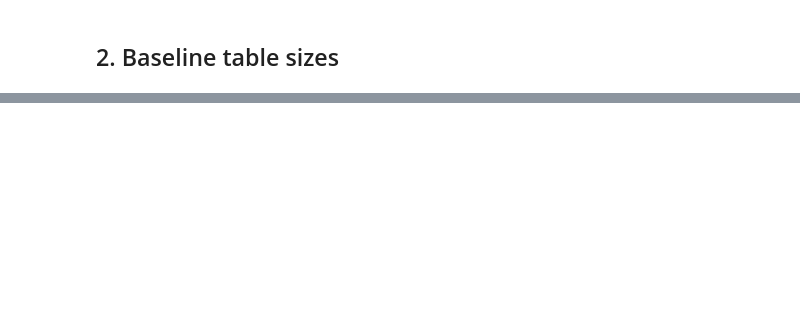
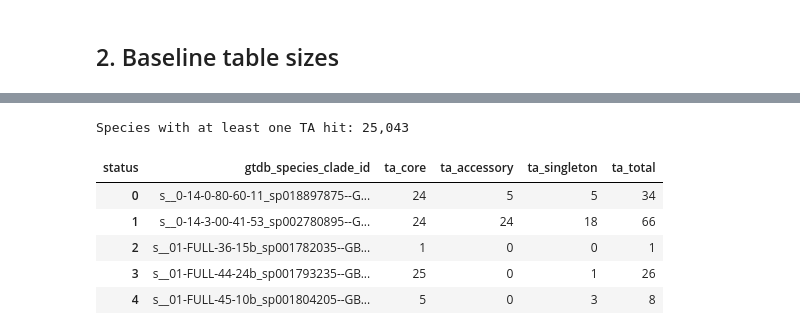
Before and after one commit to beril-doe/BERIL-research-observatory, a Jupyter notebook: projects/toxin_antitoxin_lifestyle/notebooks/NB01_ta_pfam_extraction.ipynb, the cells around one changed output, grey strips where cells are left out. Cells and saved outputs as stored; diff of their text form; code cells hidden in the pictures; blank space fills up the shorter version.

```diff
--- a/projects/toxin_antitoxin_lifestyle/notebooks/NB01_ta_pfam_extraction.ipynb
+++ b/projects/toxin_antitoxin_lifestyle/notebooks/NB01_ta_pfam_extraction.ipynb
@@ -153,29 +226,34 @@ For each species: number of TA-locus gene clusters overall, and split by core /
 # %%
-# Species-level TA gene-cluster counts, partitioned by core/accessory/singleton
 def bin_status(row):
     if row['is_core']:
         return 'core'
     if row['is_singleton']:
         return 'singleton'
     return 'accessory'
 
-# Distinct gene clusters (a cluster may have hit both toxin and antitoxin Pfams)
 gene_cluster_status = (
     hits_long.drop_duplicates(subset=['gene_cluster_id'])
     .assign(status=lambda d: d.apply(bin_status, axis=1))
 )
 
 per_species = (
     gene_cluster_status.groupby(['gtdb_species_clade_id', 'status'])
     .size().unstack(fill_value=0)
     .reindex(columns=['core', 'accessory', 'singleton'], fill_value=0)
     .reset_index()
+    .rename(columns={'core': 'ta_core', 'accessory': 'ta_accessory', 'singleton': 'ta_singleton'})
 )
-per_species['ta_total'] = per_species[['core', 'accessory', 'singleton']].sum(axis=1)
-per_species = per_species.rename(columns={
-    'core': 'ta_core', 'accessory': 'ta_accessory', 'singleton': 'ta_singleton'})
+per_species['ta_total'] = per_species[['ta_core', 'ta_accessory', 'ta_singleton']].sum(axis=1)
 print(f"Species with at least one TA hit: {len(per_species):,}")
 per_species.head()
+# %% [output]
+Species with at least one TA hit: 25,043
+| status | gtdb_species_clade_id | ta_core | ta_accessory | ta_singleton | ta_total |
+| 0 | s__0-14-0-80-60-11_sp018897875--G... | 24 | 5 | 5 | 34 |
+| 1 | s__0-14-3-00-41-53_sp002780895--G... | 24 | 24 | 18 | 66 |
+| 2 | s__01-FULL-36-15b_sp001782035--GB... | 1 | 0 | 0 | 1 |
+| 3 | s__01-FULL-44-24b_sp001793235--GB... | 25 | 0 | 1 | 26 |
+| 4 | s__01-FULL-45-10b_sp001804205--GB... | 5 | 0 | 3 | 8 |
 # %%
 # Family composition per species: for each TA family, count of gene clusters carrying that family
 per_species_family = (
```
Also changed, not shown: parts of 35 cells of this notebook, 11 other files.
